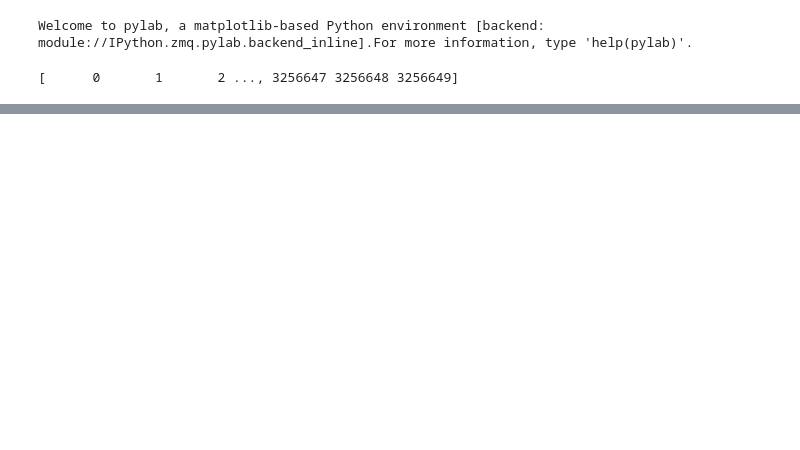
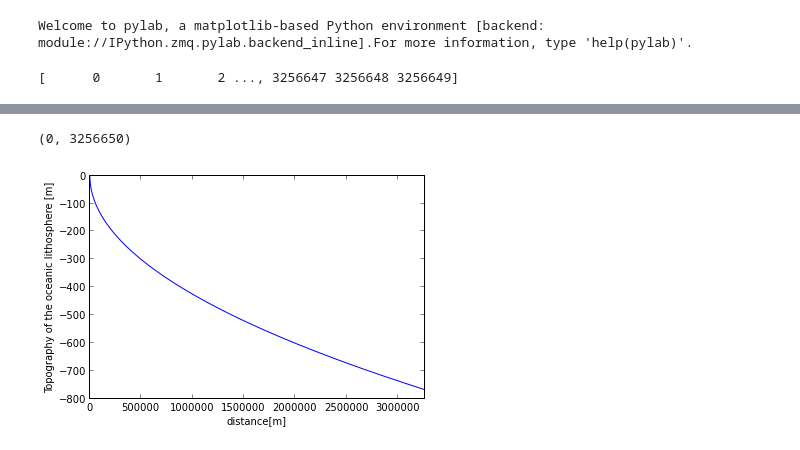
Before and after one commit to LinaPerez/Geodynamics, a Jupyter notebook: Tarea2_Punto2.ipynb, the cells around one changed output, grey strips where cells are left out. Saved outputs shown, nothing was run; the diff lists cells and outputs as text; code cells hidden in the pictures; blank space fills up the shorter version.

```diff
--- a/Tarea2_Punto2.ipynb
+++ b/Tarea2_Punto2.ipynb
@@ -15,0 +24,5 @@ plt.plot(x, yl)plt.xlabel('distance(m)')plt.ylabel('Thickness of the oceanic lit
+# %%
+plt.plot(x, -Hy)plt.xlabel('distance[m]')plt.ylabel('Topography of the oceanic lithosphere [m]')xlim([0, 3256650])
+# %% [output]
+(0, 3256650)
+[figure, added]
```
Also changed, not shown: parts of 5 cells of this notebook.
